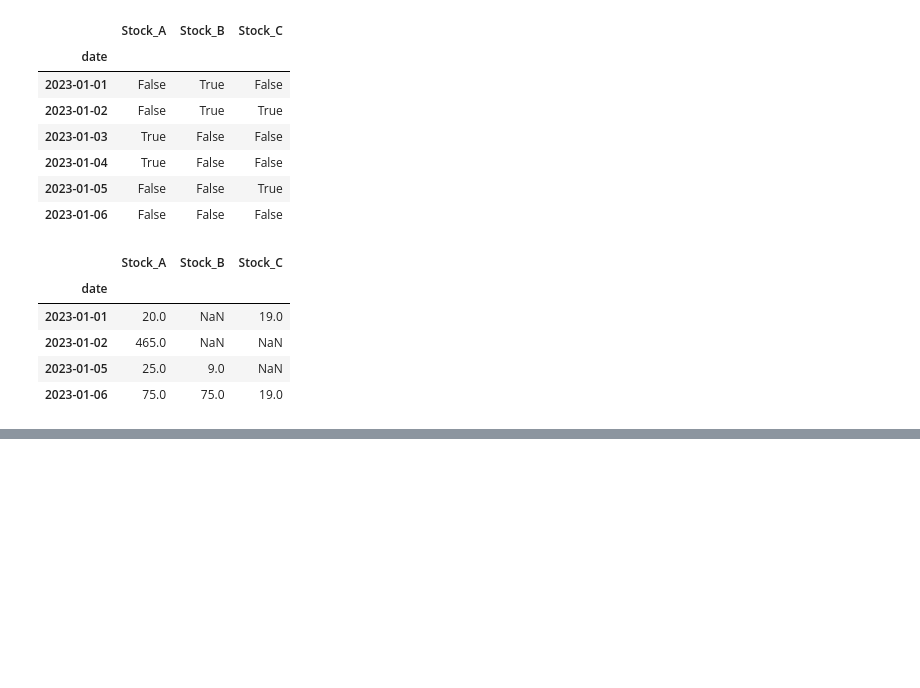
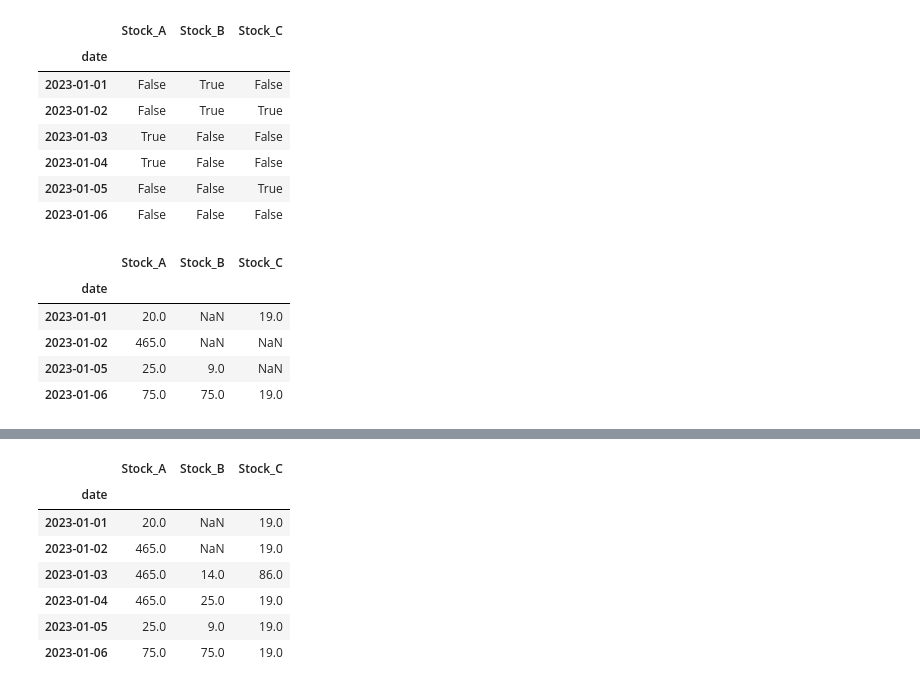
Before and after one commit to Faliell/Pandas_Classes, a Jupyter notebook: aula09-missingValue.ipynb, the cells around one changed output, grey strips where cells are left out. Cells and saved outputs as stored; diff of their text form; code cells hidden in the pictures; blank space fills up the shorter version.

```diff
--- a/aula09-missingValue.ipynb
+++ b/aula09-missingValue.ipynb
@@ -58,0 +198,12 @@ df[df.Stock_A.notna()]
+# %%
+#trocar o NaN pelo valor anterior - front fill
+df.ffill()
+# %% [output]
+|  | Stock_A | Stock_B | Stock_C |
+| date |  |  |  |
+| 2023-01-01 | 20.0 | NaN | 19.0 |
+| 2023-01-02 | 465.0 | NaN | 19.0 |
+| 2023-01-03 | 465.0 | 14.0 | 86.0 |
+| 2023-01-04 | 465.0 | 25.0 | 19.0 |
+| 2023-01-05 | 25.0 | 9.0 | 19.0 |
+| 2023-01-06 | 75.0 | 75.0 | 19.0 |
```
Also changed, not shown: parts of 22 cells of this notebook, 1 other file.
